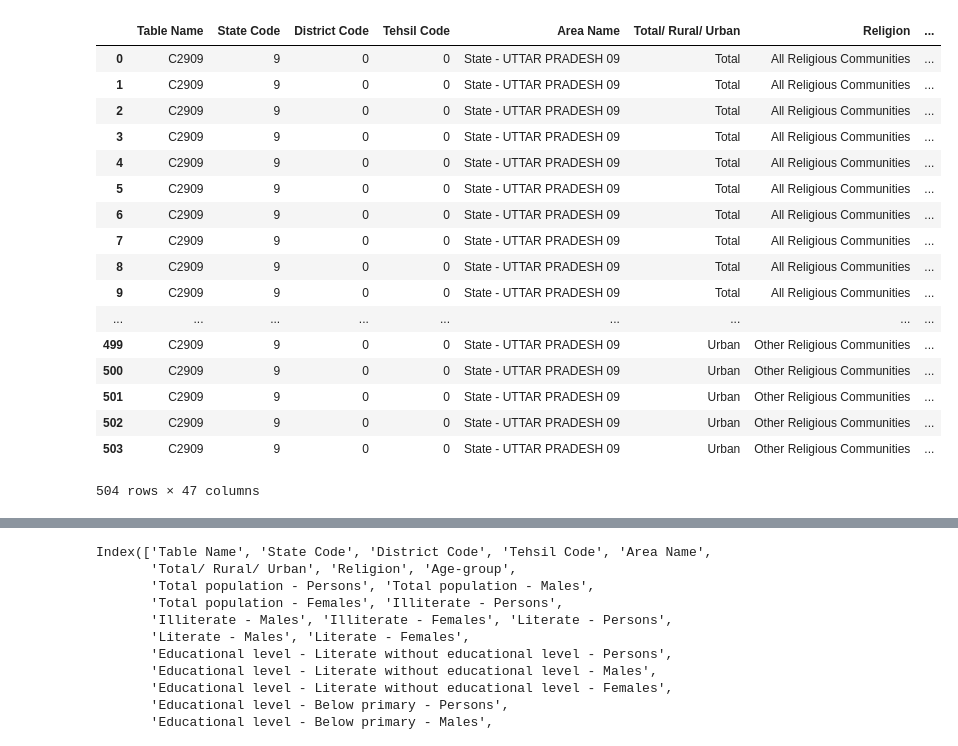
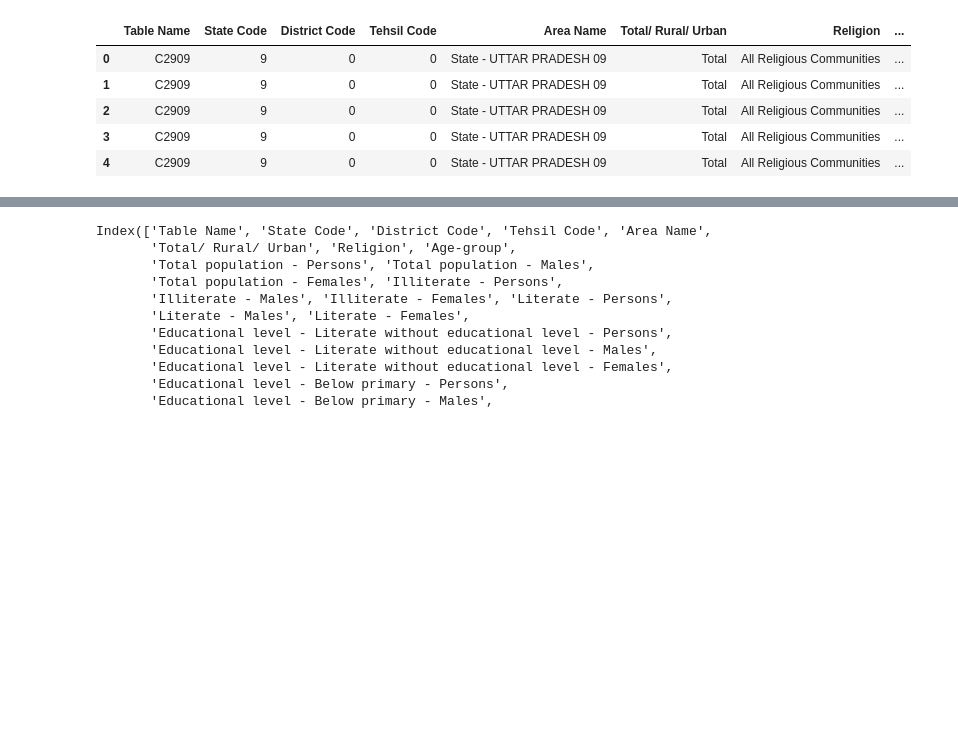
Before and after one commit to yesdeepakmittal/indiacensus, a Jupyter notebook: Sex Ratio of India-Religion wise.ipynb, the cells around one changed output, grey strips where cells are left out. Drawn from its saved outputs; the diff is of its cells as text; code cells hidden in the pictures; blank space fills up the shorter version.

```diff
--- a/Sex Ratio of India-Religion wise.ipynb
+++ b/Sex Ratio of India-Religion wise.ipynb
@@ -7,24 +8,12 @@ import matplotlib.pyplot as plt
 df_up    = pd.read_excel('http://www.censusindia.gov.in/datagov/2001_files/c09/DDWC-090009.xls')
 df_india = pd.read_excel('http://www.censusindia.gov.in/datagov/2001_files/c09/DDWC-000009.xls')
 # %%
-df_up
+df_up.head()
 # %% [output]
 |  | Table Name | State Code | District Code | Tehsil Code | Area Name | Total/ Rural/ Urban | Religion | ... |
 | 0 | C2909 | 9 | 0 | 0 | State - UTTAR PRADESH 09 | Total | All Religious Communities | ... |
 | 1 | C2909 | 9 | 0 | 0 | State - UTTAR PRADESH 09 | Total | All Religious Communities | ... |
 | 2 | C2909 | 9 | 0 | 0 | State - UTTAR PRADESH 09 | Total | All Religious Communities | ... |
 | 3 | C2909 | 9 | 0 | 0 | State - UTTAR PRADESH 09 | Total | All Religious Communities | ... |
 | 4 | C2909 | 9 | 0 | 0 | State - UTTAR PRADESH 09 | Total | All Religious Communities | ... |
-| 5 | C2909 | 9 | 0 | 0 | State - UTTAR PRADESH 09 | Total | All Religious Communities | ... |
-| 6 | C2909 | 9 | 0 | 0 | State - UTTAR PRADESH 09 | Total | All Religious Communities | ... |
-| 7 | C2909 | 9 | 0 | 0 | State - UTTAR PRADESH 09 | Total | All Religious Communities | ... |
-| 8 | C2909 | 9 | 0 | 0 | State - UTTAR PRADESH 09 | Total | All Religious Communities | ... |
-| 9 | C2909 | 9 | 0 | 0 | State - UTTAR PRADESH 09 | Total | All Religious Communities | ... |
-| ... | ... | ... | ... | ... | ... | ... | ... | ... |
-| 499 | C2909 | 9 | 0 | 0 | State - UTTAR PRADESH 09 | Urban | Other Religious Communities | ... |
-| 500 | C2909 | 9 | 0 | 0 | State - UTTAR PRADESH 09 | Urban | Other Religious Communities | ... |
-| 501 | C2909 | 9 | 0 | 0 | State - UTTAR PRADESH 09 | Urban | Other Religious Communities | ... |
-| 502 | C2909 | 9 | 0 | 0 | State - UTTAR PRADESH 09 | Urban | Other Religious Communities | ... |
-| 503 | C2909 | 9 | 0 | 0 | State - UTTAR PRADESH 09 | Urban | Other Religious Communities | ... |
-504 rows × 47 columns
 # %%
```
Also changed, not shown: parts of 5 cells of this notebook.
